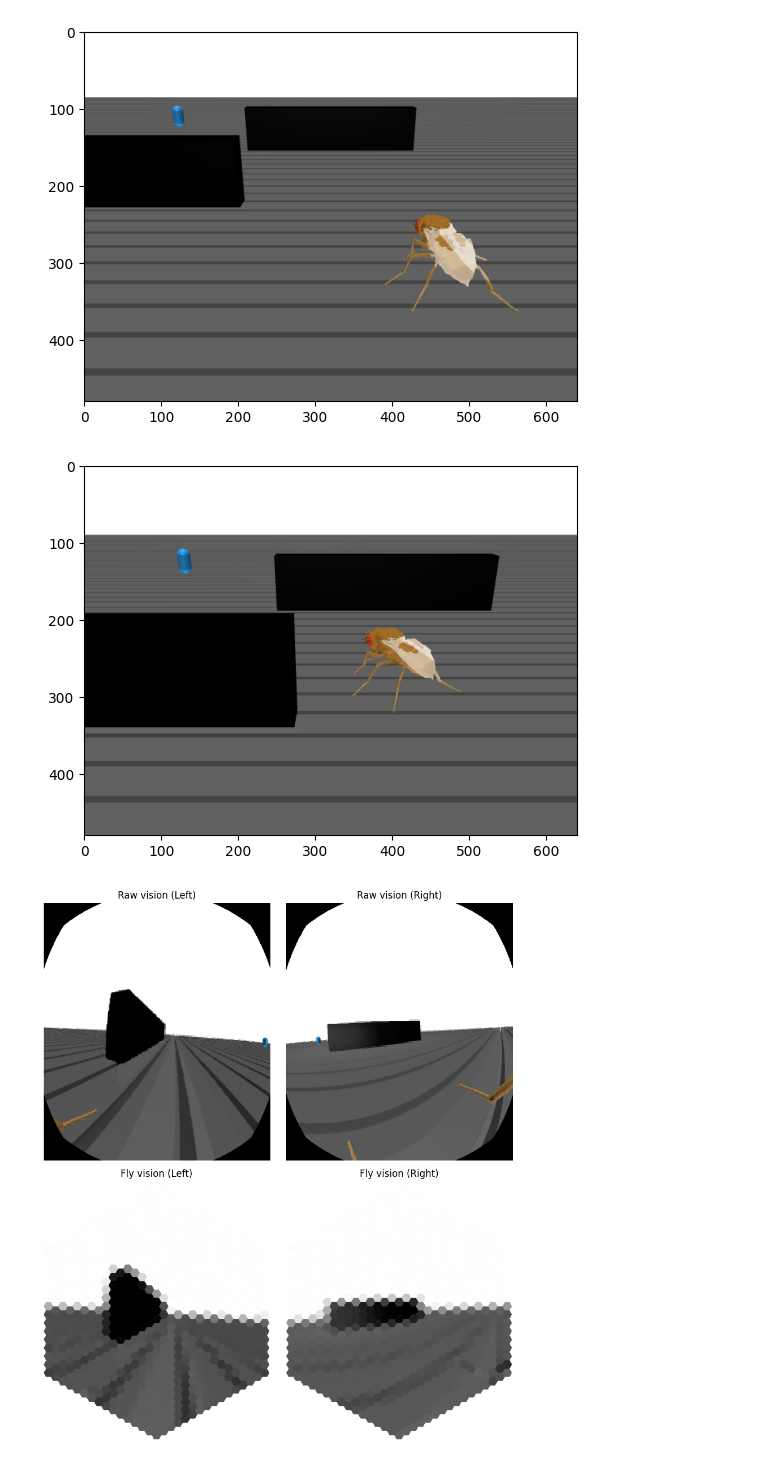
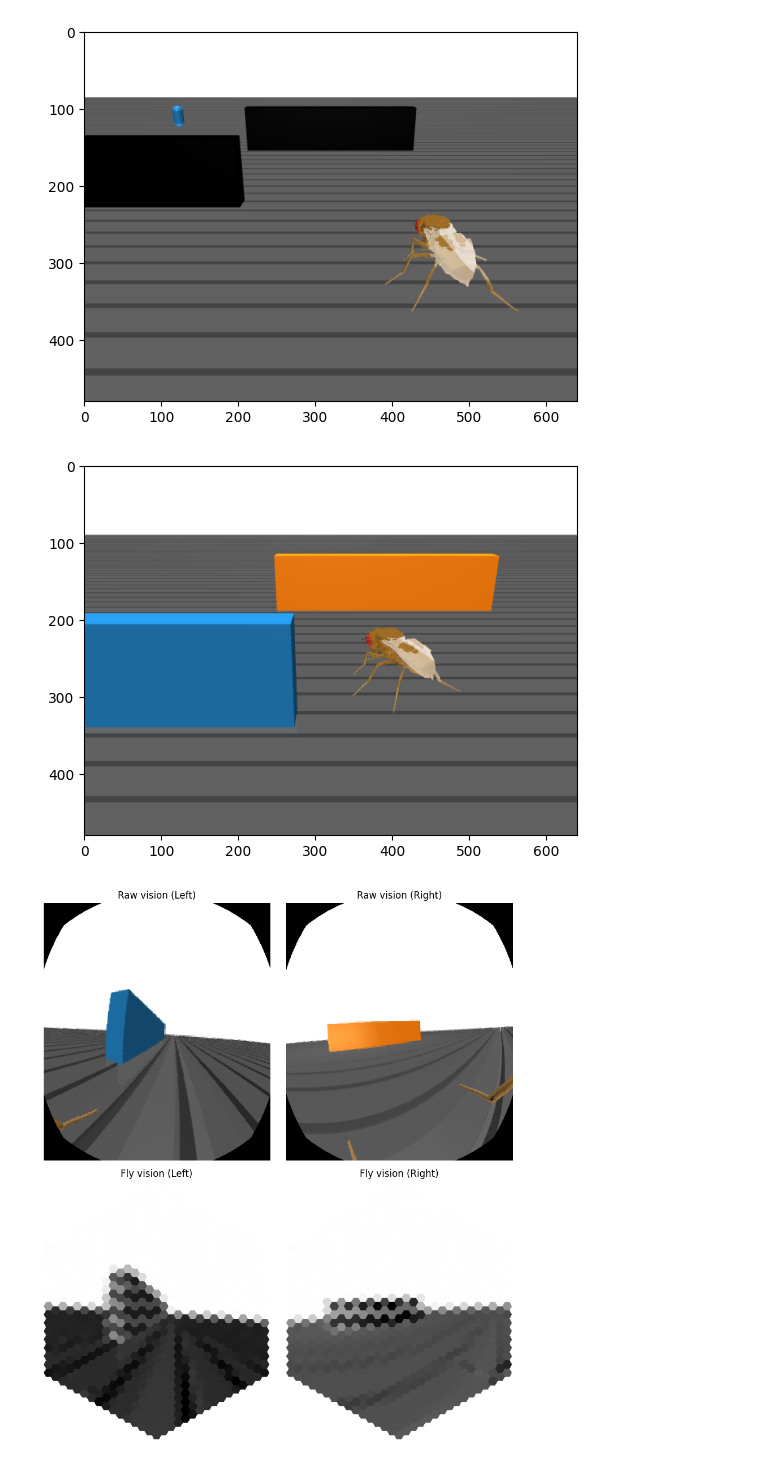
Before and after one commit to NeLy-EPFL/nmf2-paper, a Jupyter notebook: obstacle_avoidance/rendering_demo_schematics.ipynb, the cells around one changed output. Saved outputs shown, nothing was run; the diff lists cells and outputs as text; code cells hidden in the pictures.

Commit message:
add notebook to generate figures illustrating the visual inputs

```diff
--- a/obstacle_avoidance/rendering_demo_schematics.ipynb
+++ b/obstacle_avoidance/rendering_demo_schematics.ipynb
@@ -58,10 +58,10 @@ class ObstacleOdorArena(BaseArena):
         marker_colors: Optional[List[Tuple[float, float, float, float]]] = None,
         marker_size: float = 0.1,
         walls_dist: Tuple[float, float] = (12, 5),
-        size: Tuple[float, float] = (100, 100),
         walls_dims: Tuple[float, float, float] = (0.5, 6, 2),
         cam_pos: Tuple[float, float, float] = (-5, -5, 7),
         cam_angle: Tuple[float, float, float] = (0, -1.2, -np.pi / 2),
+        wall_colors = [(0,0,0,1), (0,0,0,1)]
     ):
         self.terrain_arena = terrain
         self.root_element = terrain.root_element
@@ -125,20 +125,19 @@ class ObstacleOdorArena(BaseArena):
         obstacle = self.root_element.asset.add(
             "material", name="obstacle", reflectance=0.1
         )
-        walls_color = (0,0,0,1)
 
         self.walls_positions = [
             np.array([walls_dist[0], walls_dist[1], walls_dims[2]/2 + z_offset]),
             np.array([2*walls_dist[0], -walls_dist[1], walls_dims[2]/2 + z_offset])
         ]
 
-        for p in self.walls_positions:
+        for wall_pos, wall_color in zip(self.walls_positions, wall_colors):
             self.root_element.worldbody.add(
                 "geom",
                 type="box",
                 size=walls_dims,
-                pos=p,
-                rgba=walls_color,
+                pos=wall_pos,
+                rgba=wall_color,
                 material=obstacle,
                 friction=self.friction,
             )
@@ -178,40 +177,53 @@ imageio.imwrite('outputs/arena_overview.png', nmf._frames[-1])
 [figure]
 # %%
 terrain_arena = GappedTerrain(x_range=(-20, 70), y_range=(-50, 50))
-arena = ObstacleOdorArena(terrain=terrain_arena, marker_size=0.5, cam_pos=(2, -2, 7), cam_angle=(0, -1.2, -np.pi / 2))
-sim_params = MuJoCoParameters(render_playspeed=0.2, render_camera="arena_camera_1", enable_vision=True, render_raw_vision=True, enable_olfaction=True)
+arena = ObstacleOdorArena(
+    terrain=terrain_arena,
+    marker_size=0.5,
+    marker_colors=[(0.5, 0.5, 0.5, 0)],
+    cam_pos=(2, -2, 7),
+    cam_angle=(0, -1.2, -np.pi / 2),
+    wall_colors=[[0.12, 0.47, 0.71, 1], [1.00, 0.50, 0.05, 1]]
+)
+sim_params = MuJoCoParameters(
+    render_playspeed=0.2,
+    render_camera="arena_camera_1",
+    enable_vision=True,
+    render_raw_vision=True,
+    enable_olfaction=True,
+)
 # sim_params = MuJoCoParameters(render_playspeed=0.2, render_raw_vision=True)
 nmf = NeuroMechFlyMuJoCo(
     sim_params=sim_params,
     arena=arena,
     spawn_pos=(14, -4, 0.5),
-    spawn_orient=(0, 0, 1, 0.7)
+    spawn_orient=(0, 0, 1, 0.7),
 )
 for i in range(100):
     joint_pos = data_block[:, 0]
     action = {"joints": joint_pos}
     obs, reward, terminated, truncated, info = nmf.step(action)
     nmf.render()
 
 plt.imshow(nmf._frames[-1])
 plt.show()
-imageio.imwrite('outputs/vision_sim_env.png', nmf._frames[-1])
+imageio.imwrite("outputs/vision_sim_env.png", nmf._frames[-1])
 
 vision_raw = obs["raw_vision"]
 vision_human_readable = [
     vision.hex_pxls_to_human_readable(obs["vision"][i], vision.ommatidia_id_map)
     for i in range(2)
 ]
 
 fig, axs = plt.subplots(2, 2, figsize=(10, 10), tight_layout=True)
 for i, side in enumerate(["Left", "Right"]):
     axs[0, i].imshow(vision_raw[i])
     axs[0, i].set_title(f"Raw vision ({side})")
     axs[0, i].axis("off")
     axs[1, i].imshow(vision_human_readable[i], cmap="gray")
     axs[1, i].set_title(f"Fly vision ({side})")
     axs[1, i].axis("off")
 plt.savefig("outputs/vision_sim.pdf")
 # %% [output]
-[figure, old version]
+[figure, new version]
-[figure, old version]
+[figure, new version]
```
Also changed, not shown: parts of 1 cell of this notebook, 2 other files.
